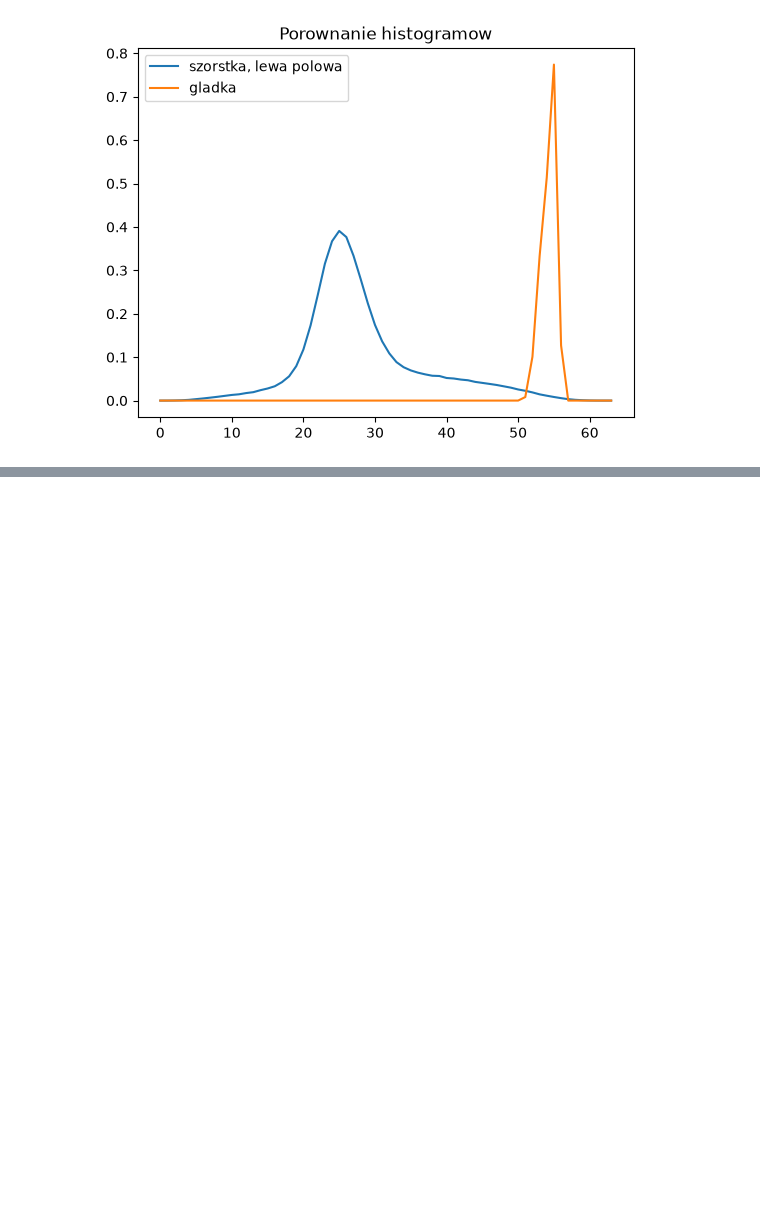
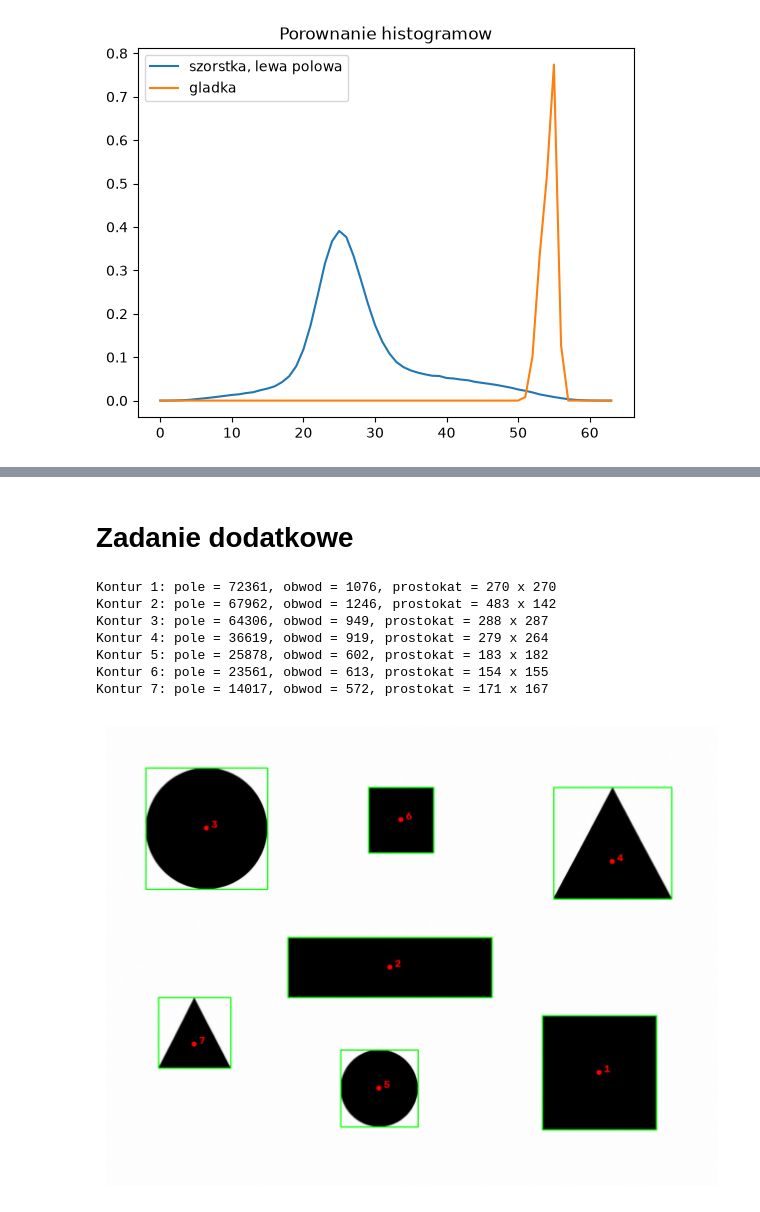
Before and after one commit to DScraftPL/machineVision, a Jupyter notebook: lab05_vision.ipynb, the cells around one changed output, grey strips where cells are left out. Drawn from its saved outputs; the diff is of its cells as text; code cells hidden in the pictures; blank space fills up the shorter version.

```diff
--- a/lab05_vision.ipynb
+++ b/lab05_vision.ipynb
@@ -154,0 +491,37 @@ Rozne tekstury: -0.14
+# %% [markdown]
+# Zadanie dodatkowe
+# %%
+opisany = figury_rgb.copy()
+
+kontury_sort = sorted(kontury, key=cv2.contourArea, reverse=True)
+
+for i, kontur in enumerate(kontury_sort):
+    i = i + 1
+    pole = cv2.contourArea(kontur)
+    obwod = cv2.arcLength(kontur, True)
+    x, y, w, h = cv2.boundingRect(kontur)
+
+    momenty = cv2.moments(kontur)
+    cx = int(momenty["m10"] / momenty["m00"])
+    cy = int(momenty["m01"] / momenty["m00"])
+    cv2.rectangle(opisany, (x, y), (x + w, y + h), (0, 255, 0), 2)
+    cv2.circle(opisany, (cx, cy), 6, (255, 0, 0), -1)
+    cv2.putText(
+        opisany, str(i), (cx + 12, cy), cv2.FONT_HERSHEY_SIMPLEX, 0.8, (255, 0, 0), 2
+    )
+
+    print(f"Kontur {i}: pole = {pole:.0f}, obwod = {obwod:.0f}, prostokat = {w} x {h}")
+
+plt.figure(figsize=(10, 6))
+plt.imshow(opisany)
+plt.axis("off")
+plt.show()
+# %% [output]
+Kontur 1: pole = 72361, obwod = 1076, prostokat = 270 x 270
+Kontur 2: pole = 67962, obwod = 1246, prostokat = 483 x 142
+Kontur 3: pole = 64306, obwod = 949, prostokat = 288 x 287
+Kontur 4: pole = 36619, obwod = 919, prostokat = 279 x 264
+Kontur 5: pole = 25878, obwod = 602, prostokat = 183 x 182
+Kontur 6: pole = 23561, obwod = 613, prostokat = 154 x 155
+Kontur 7: pole = 14017, obwod = 572, prostokat = 171 x 167
+[figure, added]
```
Also changed, not shown: parts of 10 cells of this notebook, 1 other file.
